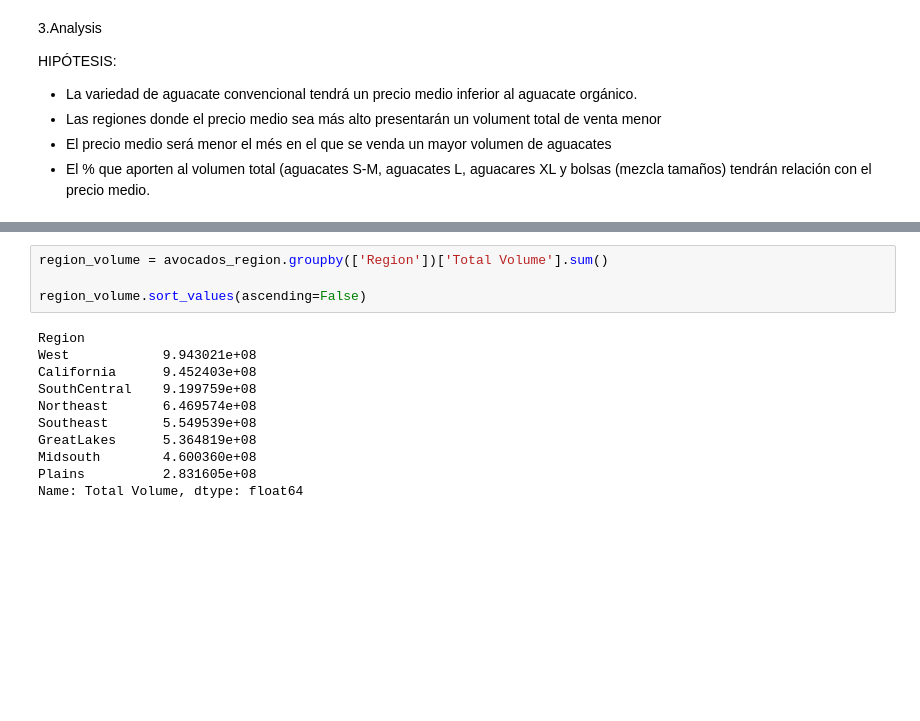
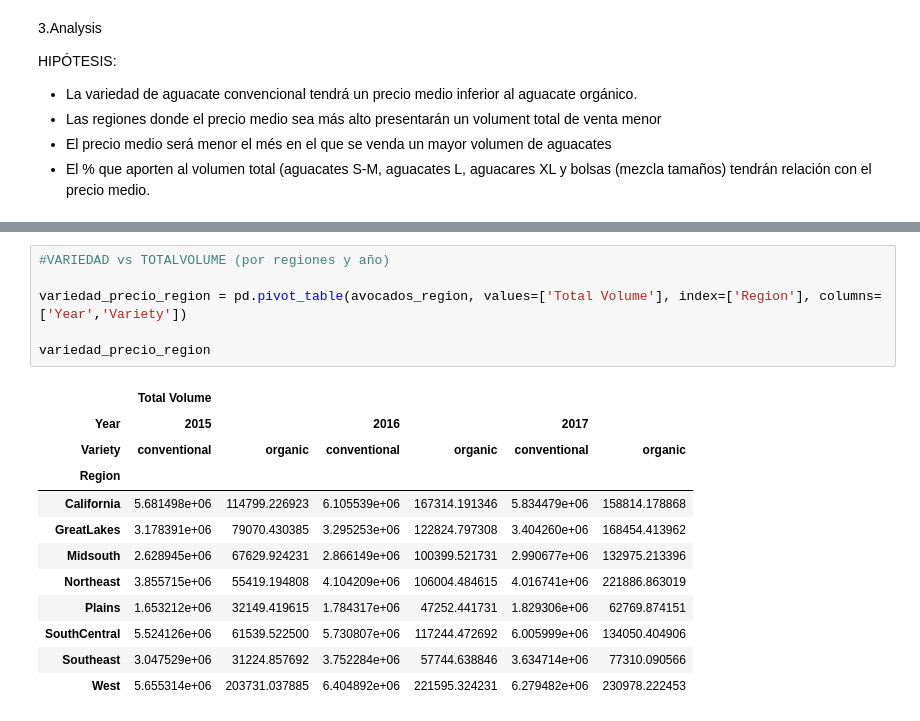
Before and after one commit to Paulapr/datamad0119, a Jupyter notebook: module-1/pipelines-project/your-code/avocado_dataset.ipynb, the cells around one changed output, grey strips where cells are left out. Saved outputs shown, nothing was run; the diff lists cells and outputs as text; blank space fills up the shorter version.

```diff
--- a/module-1/pipelines-project/your-code/avocado_dataset.ipynb
+++ b/module-1/pipelines-project/your-code/avocado_dataset.ipynb
@@ -220,15 +194,19 @@ Name: Avg Price, dtype: float64
-# %%
-region_volume = avocados_region.groupby(['Region'])['Total Volume'].sum()
-
-region_volume.sort_values(ascending=False)
-# %% [output]
-Region
-West            9.943021e+08
-California      9.452403e+08
-SouthCentral    9.199759e+08
-Northeast       6.469574e+08
-Southeast       5.549539e+08
-GreatLakes      5.364819e+08
-Midsouth        4.600360e+08
-Plains          2.831605e+08
-Name: Total Volume, dtype: float64
+# %%
+#VARIEDAD vs TOTALVOLUME (por regiones y año)
+
+variedad_precio_region = pd.pivot_table(avocados_region, values=['Total Volume'], index=['Region'], columns=['Year','Variety'])
+
+variedad_precio_region
+# %% [output]
+|  | Total Volume |  |  |  |  |  |
+| Year | 2015 |  | 2016 |  | 2017 |  |
+| Variety | conventional | organic | conventional | organic | conventional | organic |
+| Region |  |  |  |  |  |  |
+| California | 5.681498e+06 | 114799.226923 | 6.105539e+06 | 167314.191346 | 5.834479e+06 | 158814.178868 |
+| GreatLakes | 3.178391e+06 | 79070.430385 | 3.295253e+06 | 122824.797308 | 3.404260e+06 | 168454.413962 |
+| Midsouth | 2.628945e+06 | 67629.924231 | 2.866149e+06 | 100399.521731 | 2.990677e+06 | 132975.213396 |
+| Northeast | 3.855715e+06 | 55419.194808 | 4.104209e+06 | 106004.484615 | 4.016741e+06 | 221886.863019 |
+| Plains | 1.653212e+06 | 32149.419615 | 1.784317e+06 | 47252.441731 | 1.829306e+06 | 62769.874151 |
+| SouthCentral | 5.524126e+06 | 61539.522500 | 5.730807e+06 | 117244.472692 | 6.005999e+06 | 134050.404906 |
+| Southeast | 3.047529e+06 | 31224.857692 | 3.752284e+06 | 57744.638846 | 3.634714e+06 | 77310.090566 |
+| West | 5.655314e+06 | 203731.037885 | 6.404892e+06 | 221595.324231 | 6.279482e+06 | 230978.222453 |
```
Also changed, not shown: parts of 8 cells of this notebook.
